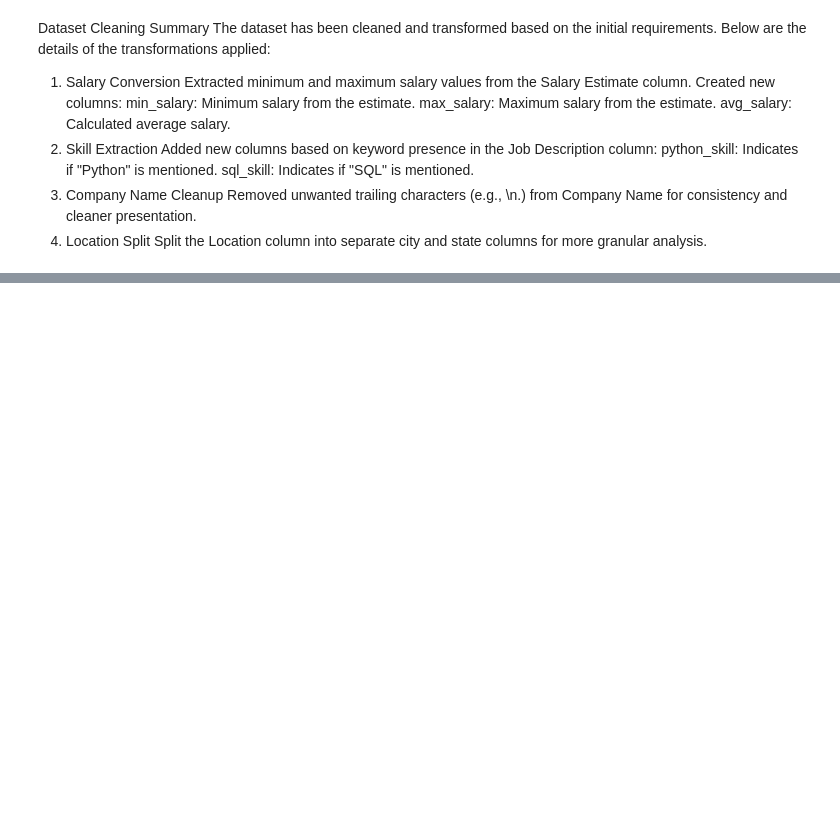
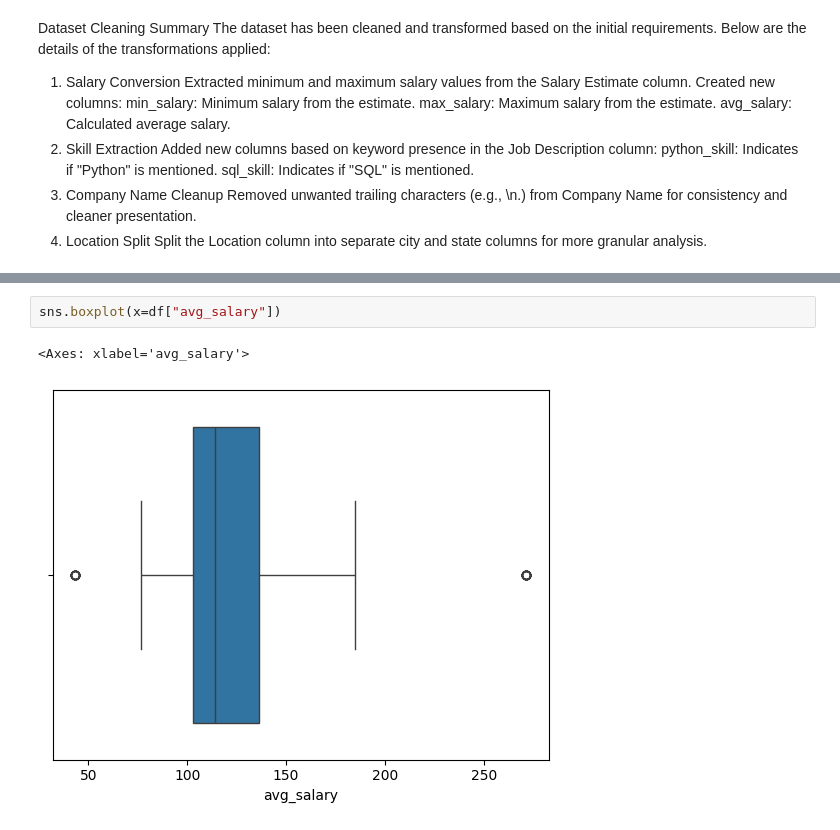
Before and after one commit to kredd10/dataport, a Jupyter notebook: data cleaning and transformation.ipynb, the cells around one changed output, grey strips where cells are left out. Drawn from its saved outputs; the diff is of its cells as text; blank space fills up the shorter version.

```diff
--- a/data cleaning and transformation.ipynb
+++ b/data cleaning and transformation.ipynb
@@ -102,0 +131,5 @@ Split the Location column into separate city and state columns for more granular
+# %%
+sns.boxplot(x=df["avg_salary"])
+# %% [output]
+<Axes: xlabel='avg_salary'>
+[figure, added]
```
Also changed, not shown: parts of 12 cells of this notebook, 3 other files.
